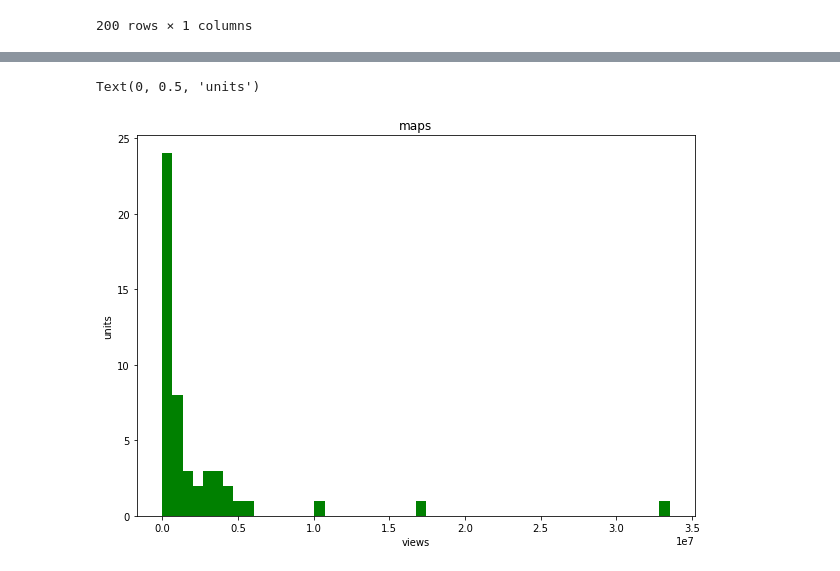
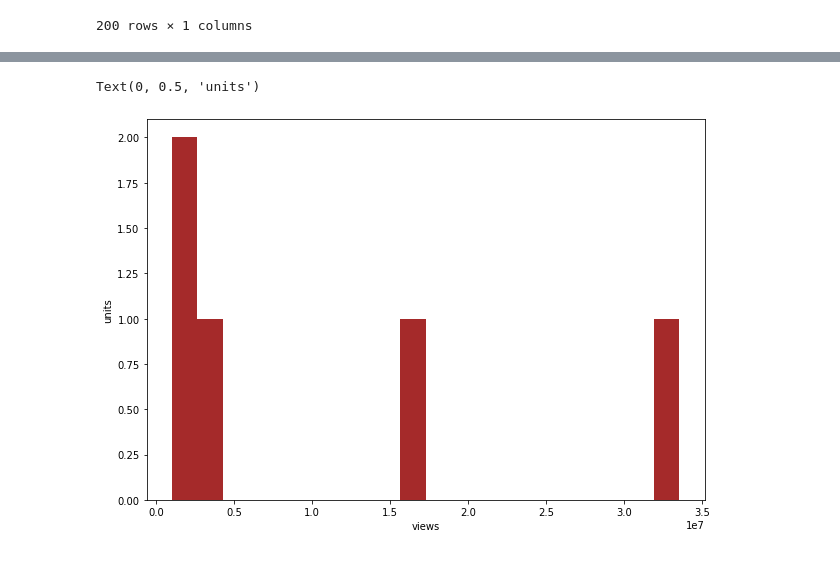
Before and after one commit to 19PA1A0532/python-basics, a Jupyter notebook: Untitled7.ipynb, the cells around one changed output, grey strips where cells are left out. Drawn from its saved outputs; the diff is of its cells as text; code cells hidden in the pictures.

```diff
--- a/Untitled7.ipynb
+++ b/Untitled7.ipynb
@@ -99,7 +98,7 @@ video_error_or_removed      bool
 description               object
 dtype: object
 # %%
-data1=data.head(n=50)
+data1=data.head(n=5)
 data1
 # %% [output]
 |  | video_id | trending_date | title | channel_title | category_id | publish_time | tags | views | likes | ... |
@@ -327,10 +314,10 @@ Text(0, 0.5, 'units')
 # %%
 plt.figure(figsize=(10,7))
 x=data1["views"]
-plt.hist(x,bins=50,color="green")
-plt.title("maps")
+plt.hist(x,bins=20,color="brown")
+plt.title("")
 plt.xlabel("views")
 plt.ylabel("units")
 # %% [output]
 Text(0, 0.5, 'units')
-[figure, old version]
+[figure, new version]
```
Also changed, not shown: parts of 21 cells of this notebook.
